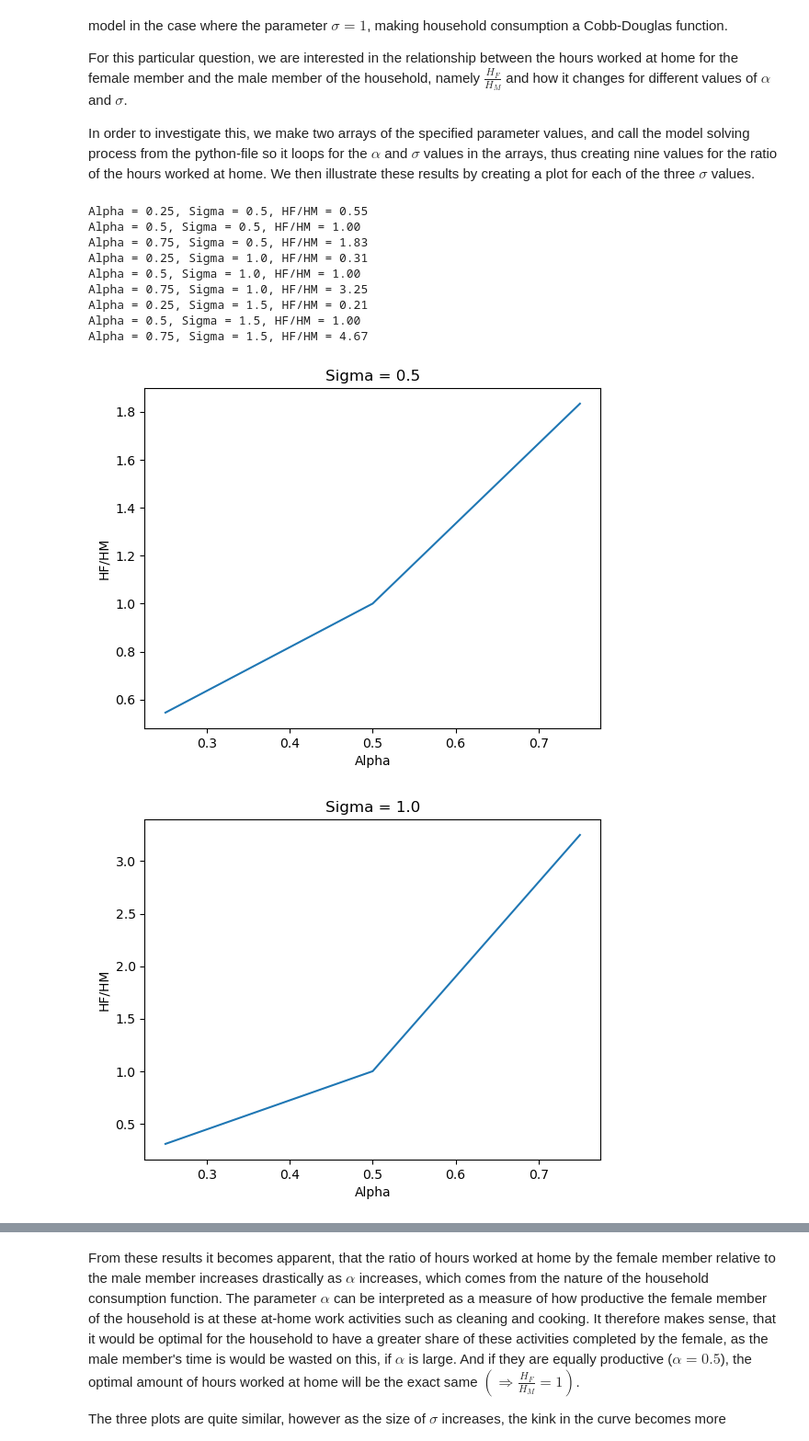
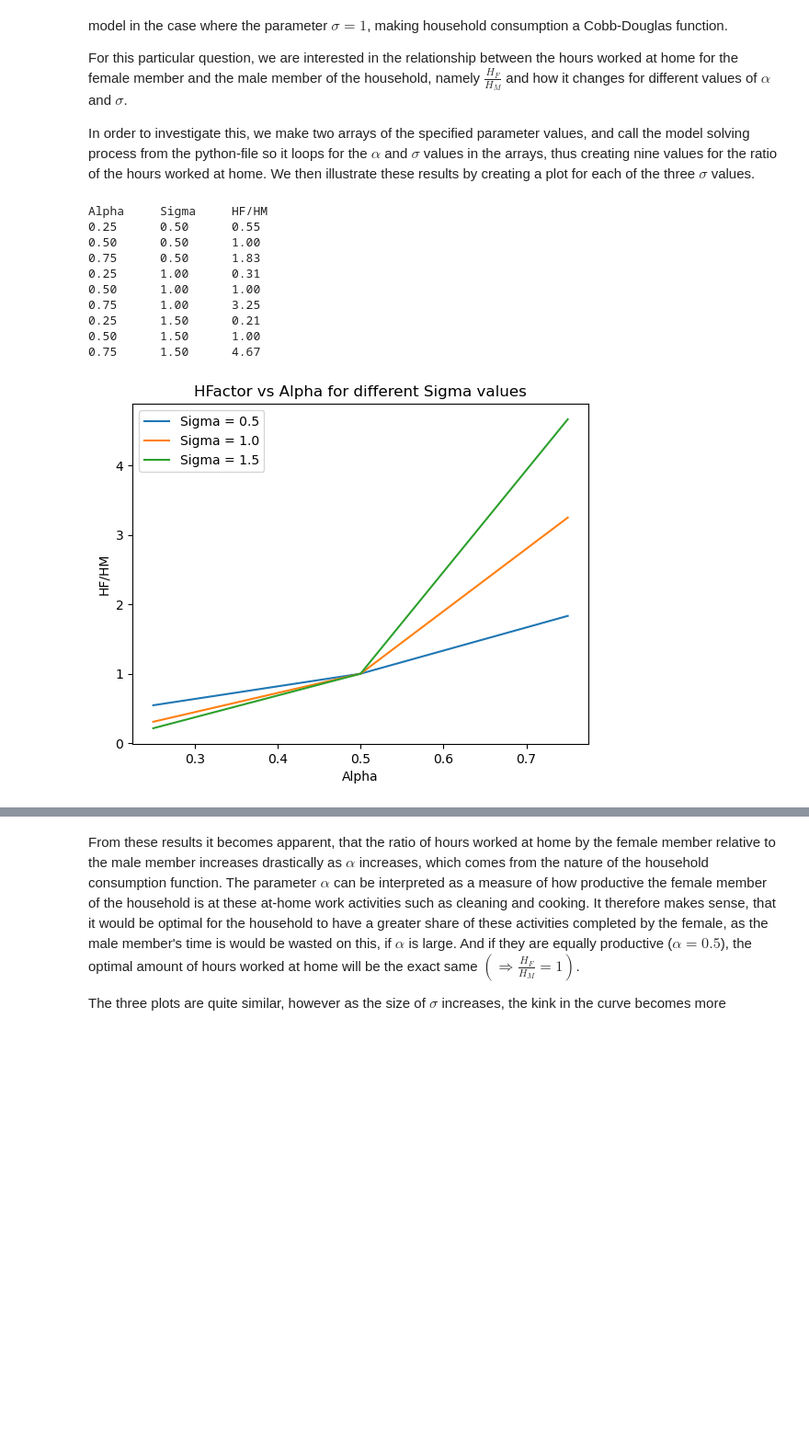
Before and after one commit to NumEconCopenhagen/projects-2023-mmj, a Jupyter notebook: inauguralproject/inauguralproject.ipynb, the cells around one changed output, grey strips where cells are left out. Shown at 92% size. Saved outputs shown, nothing was run; the diff lists cells and outputs as text; code cells hidden in the pictures; blank space fills up the shorter version.

```diff
--- a/inauguralproject/inauguralproject.ipynb
+++ b/inauguralproject/inauguralproject.ipynb
@@ -35,62 +36,52 @@ In order to investigate this, we make two arrays of the specified parameter valu
 # Make arrays of alpha and sigma parameters
 alphas = np.array([0.25, 0.5, 0.75])
 sigmas = np.array([0.5, 1.0, 1.5])
 
 # Make array of the ratio between HF and HM and filling it with zeros
 HFactor = np.zeros(9)
 
 # Make array for the alphas and filling it with zeros
 A = np.zeros(9)
 
 # Make an instance of the household model class
 HH = HHModel()
 
+
+# Print header row of the table
+print(f"{'Alpha':<10}{'Sigma':<10}{'HF/HM':<10}")
+
 # Loop over sigmas and alphas
 i = 0
 for sigma in sigmas:
     for alpha in alphas:
         HH.par.alpha = alpha
         HH.par.sigma = sigma
         result = HH.solve_discrete() # Call the discrete solve method
         HFactor[i] = result.HF/result.HM # Calculate home work ratio for male and female
         A[i] = alpha # Save alpha value for the plots
-        print(f"Alpha = {alpha}, Sigma = {sigma}, HF/HM = {HFactor[i]:.2f}") # Print the input and result
+        print(f"{alpha:<10.2f}{sigma:<10.2f}{HFactor[i]:<10.2f}") # Print the input and result as table rows
         i += 1
 
-# Create three plots showing how the home work ratio varies with alpha for the different sigma values
-plt.figure()
-plt.plot(A[0:3],HFactor[0:3])
+# Create a plot showing how the home work ratio varies with alpha for the different sigma values
+plt.plot(A[0:3], HFactor[0:3], label='Sigma = 0.5')
+plt.plot(A[3:6], HFactor[3:6], label='Sigma = 1.0')
+plt.plot(A[6:9], HFactor[6:9], label='Sigma = 1.5')
 plt.xlabel("Alpha")
 plt.ylabel("HF/HM")
-plt.title("Sigma = 0.5")
-plt.show()
-
-
-plt.figure()
-plt.plot(A[3:6],HFactor[3:6])
-plt.xlabel("Alpha")
-plt.ylabel("HF/HM")
-plt.title("Sigma = 1.0")
-plt.show()
-
-
-plt.figure()
-plt.plot(A[6:9],HFactor[6:9])
-plt.xlabel("Alpha")
-plt.ylabel("HF/HM")
-plt.title("Sigma = 1.5")
+plt.title("HFactor vs Alpha for different Sigma values")
+plt.legend()
 plt.show()
 # The plot does slightly change for the different sigma values, and therefore we can
 # conclude that the work at home ratio varies with alpha to a bigger degree than sigma
 # %% [output]
-Alpha = 0.25, Sigma = 0.5, HF/HM = 0.55
-Alpha = 0.5, Sigma = 0.5, HF/HM = 1.00
-Alpha = 0.75, Sigma = 0.5, HF/HM = 1.83
-Alpha = 0.25, Sigma = 1.0, HF/HM = 0.31
-Alpha = 0.5, Sigma = 1.0, HF/HM = 1.00
-Alpha = 0.75, Sigma = 1.0, HF/HM = 3.25
-Alpha = 0.25, Sigma = 1.5, HF/HM = 0.21
-Alpha = 0.5, Sigma = 1.5, HF/HM = 1.00
-Alpha = 0.75, Sigma = 1.5, HF/HM = 4.67
+Alpha     Sigma     HF/HM
+0.25      0.50      0.55
+0.50      0.50      1.00
+0.75      0.50      1.83
+0.25      1.00      0.31
+0.50      1.00      1.00
+0.75      1.00      3.25
+0.25      1.50      0.21
+0.50      1.50      1.00
+0.75      1.50      4.67
-[figure, old version]
+[figure, new version]
-[figure, removed]
```
Also changed, not shown: parts of 2 cells of this notebook.
